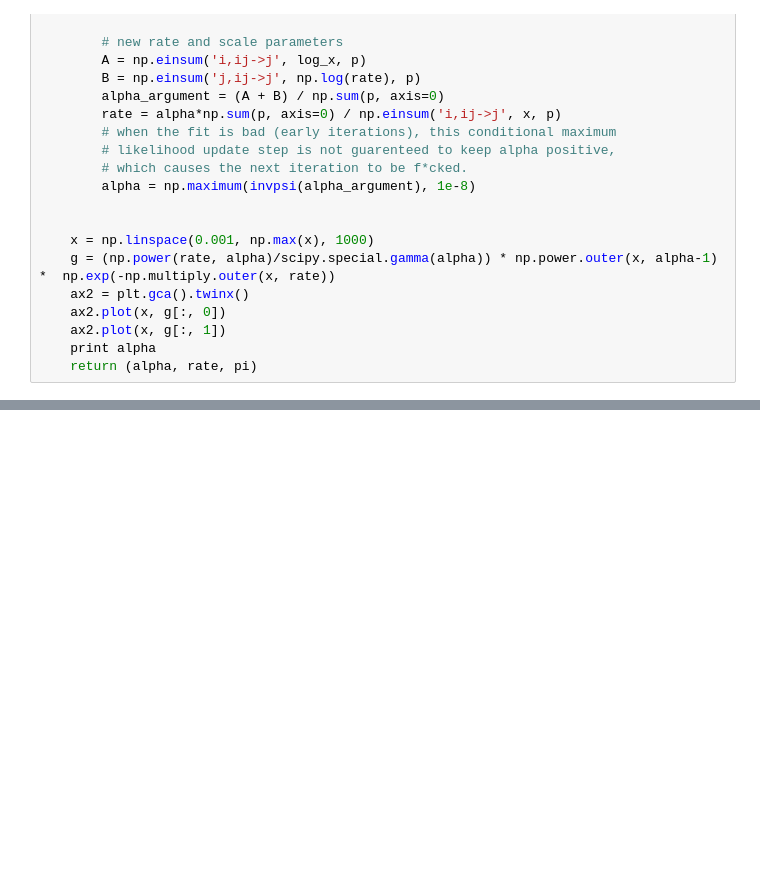
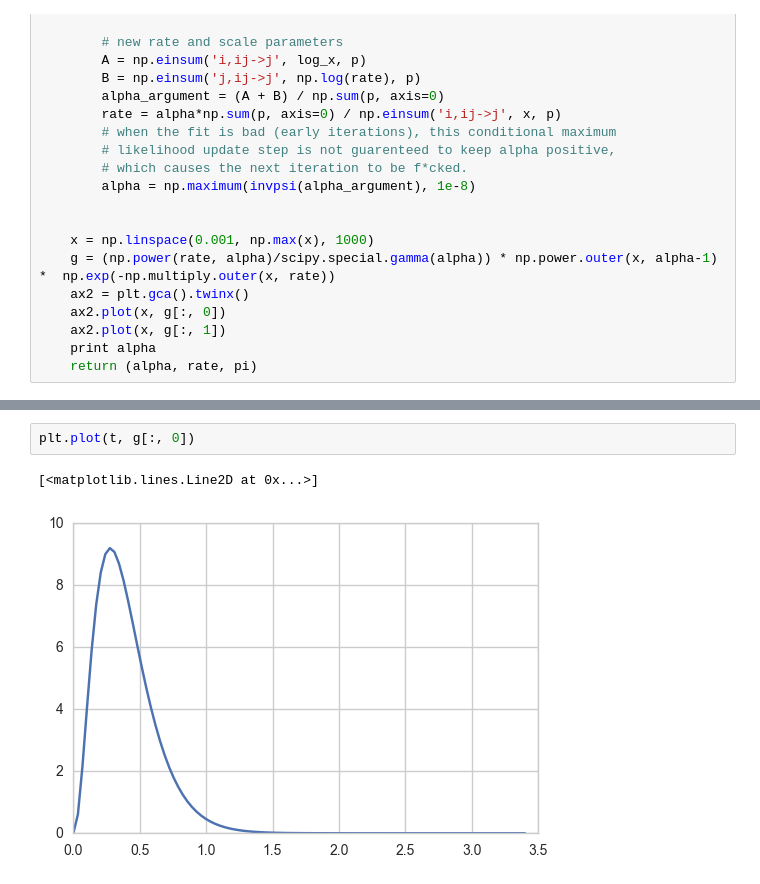
Before and after one commit to Starofall/RTX, a Jupyter notebook: examples/crowdnav-ttest/notebooks/Statistical Analysis Development.ipynb, the cells around one changed output, grey strips where cells are left out. Saved outputs shown, nothing was run; the diff lists cells and outputs as text; blank space fills up the shorter version.

```diff
--- a/examples/crowdnav-ttest/notebooks/Statistical Analysis Development.ipynb
+++ b/examples/crowdnav-ttest/notebooks/Statistical Analysis Development.ipynb
@@ -449,0 +482,5 @@ plt.plot(x, stats.gamma.pdf(x, alpha[1], rate[1],pi[1] ), "*")
+# %%
+plt.plot(t, g[:, 0])
+# %% [output]
+[<matplotlib.lines.Line2D at 0x...>]
+[figure, added]
```
Also changed, not shown: parts of 13 cells of this notebook.
